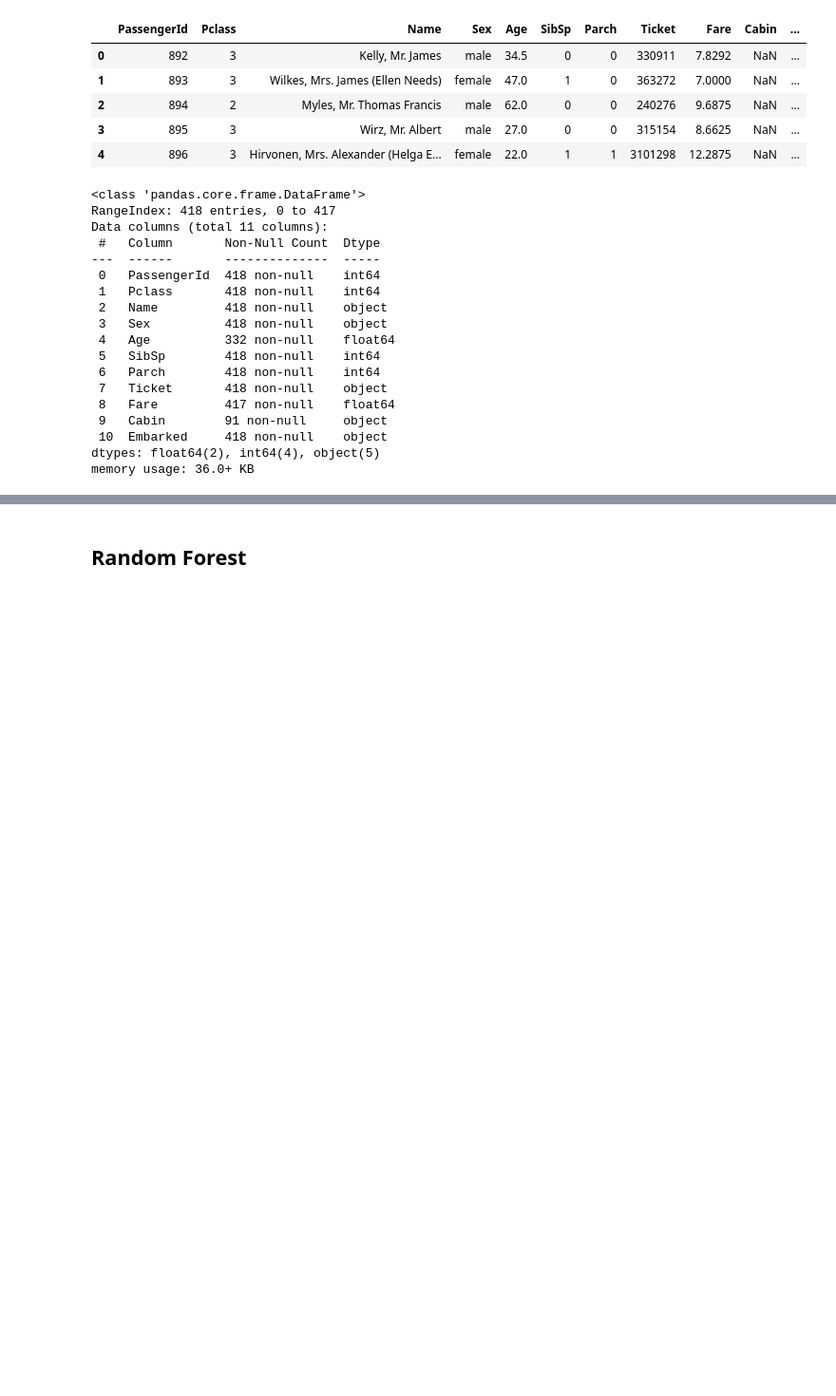
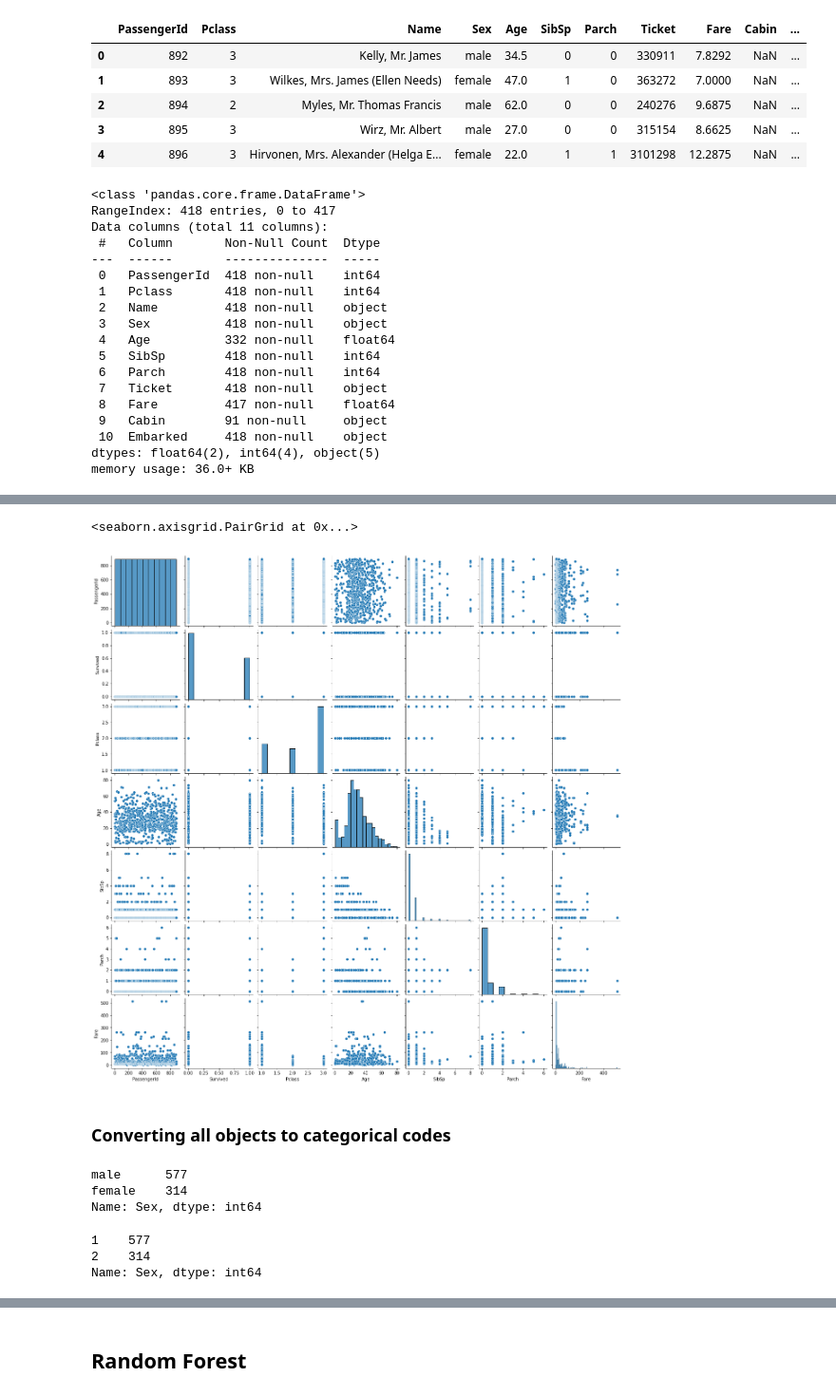
Before and after one commit to Nikhilreddy1/Titanic-passengers-survival-prediction, a Jupyter notebook: Titanic.ipynb, the cells around one changed output, grey strips where cells are left out. Shown at 95% size. Saved outputs shown, nothing was run; the diff lists cells and outputs as text; code cells hidden in the pictures; blank space fills up the shorter version.

```diff
--- a/Titanic.ipynb
+++ b/Titanic.ipynb
@@ -239,0 +301,13 @@ memory usage: 36.0+ KB
+# %%
+sns.pairplot(df)
+# %% [output]
+<seaborn.axisgrid.PairGrid at 0x...>
+[figure, added]
+# %% [markdown]
+### Converting all objects to categorical codes
+# %%
+df['Sex'].value_counts()
+# %% [output]
+male      577
+female    314
+Name: Sex, dtype: int64
@@ -239,0 +317,6 @@ memory usage: 36.0+ KB
+# %%
+df['Sex'].value_counts()
+# %% [output]
+1    577
+2    314
+Name: Sex, dtype: int64
```
Also changed, not shown: parts of 30 cells of this notebook.
